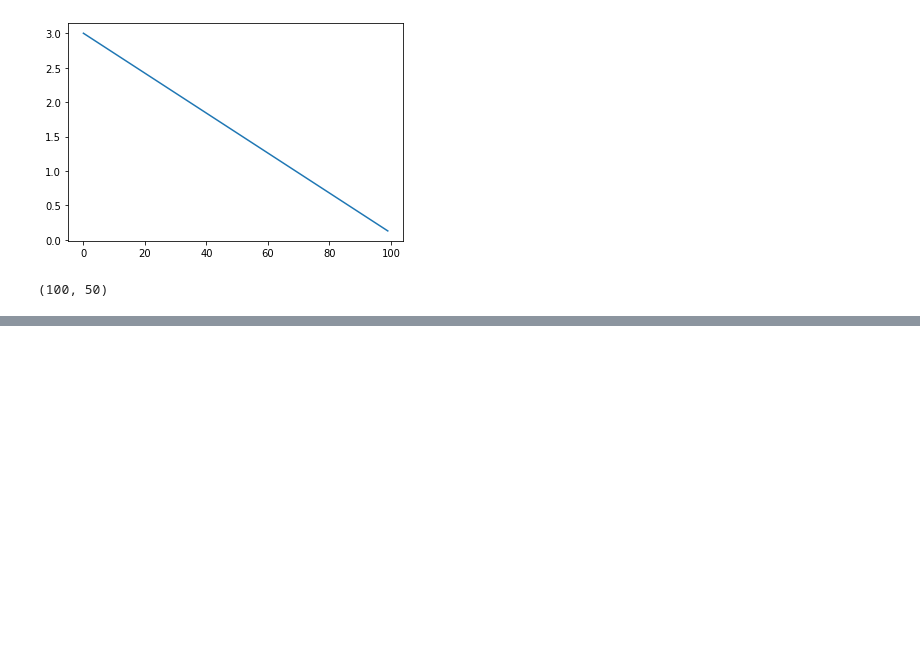
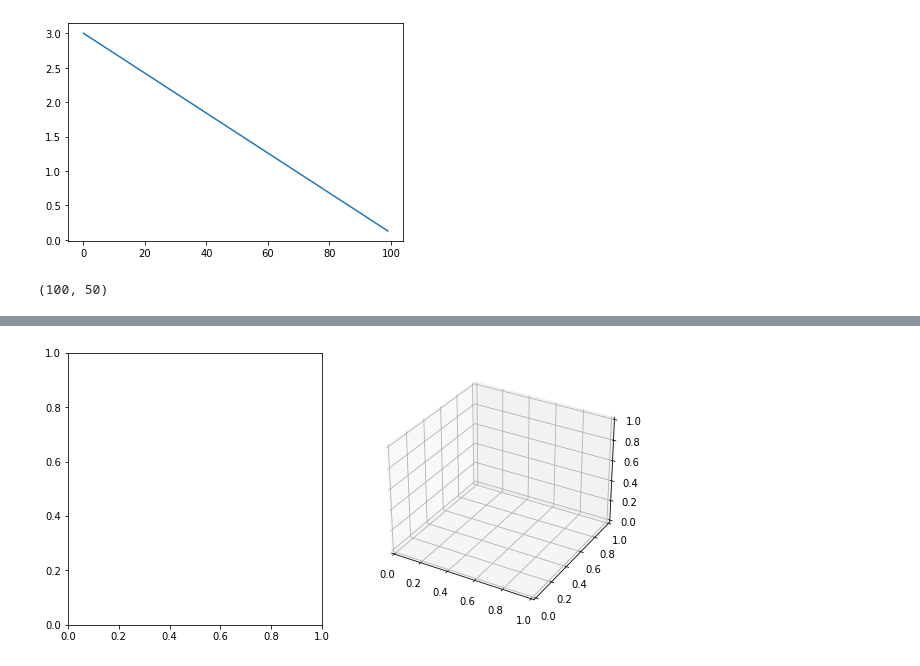
Before and after one commit to furukawa-laboratory/rookies_workout_2021, a Jupyter notebook: som/ando_som_training.ipynb, the cells around one changed output, grey strips where cells are left out. Cells and saved outputs as stored; diff of their text form; code cells hidden in the pictures; blank space fills up the shorter version.

Commit message:
add animation code to cinfirm with ando

```diff
--- a/som/ando_som_training.ipynb
+++ b/som/ando_som_training.ipynb
@@ -149,0 +127,40 @@ plt.show()
+# %%
+#以下図をanimationで見るためのコードを書く
+
+#シェイプのTの部分でanimationを行う
+history_Z =np.zeros((T, N, L))
+history_y =np.zeros((T, K, D))
+
+for t in range(T):
+    sigma = estimate_sigma(T, t, sigma_max, sigma_min)
+    Y = Reference_vector(t, T, Z, M, X, sigma)
+    Z = estimate_Z(X, Y)
+    history_y[t] = Y
+    history_Z[t] = Z
+f = history_y.reshape(T, nodes, nodes, D)
+# %%
+fig = plt.figure(figsize=(10, 5))
+ax_observable = fig.add_subplot(122, projection='3d')
+ax_latent = fig.add_subplot(121)
+
+def update(i, M, z, f, x):
+    plt.cla()
+    ax_latent.cla()
+    ax_observable.cla()
+
+    fig.suptitle(f"epoch: {i}")
+
+    ax_latent.scatter(M[:, 0], M[:, 1], s=30, alpha=0.5)
+    ax_latent.scatter(z[i, :, 0], z[i, :, 1], s=50, edgecolors="k", c=x[:, 0])
+    ax_observable.scatter(x[:, 0], x[:, 1],x[:, 2], c=x[:, 0], s=50, marker='x')
+    ax_observable.plot_wireframe(f[i, :, :, 0], f[i, :, :, 1],f[i, :, :, 2], color='black')
+
+
+    ax_observable.set_xlim(x[:, 0].min(), x[:, 0].max())
+    ax_observable.set_ylim(x[:, 1].min(), x[:, 1].max())
+
+    ani = animation.FuncAnimation(fig, update, fargs=(M, history_Z, f , X), interval=100, frames=100)
+
+plt.show()
+# %% [output]
+[figure, added]
```
Also changed, not shown: parts of 8 cells of this notebook.
